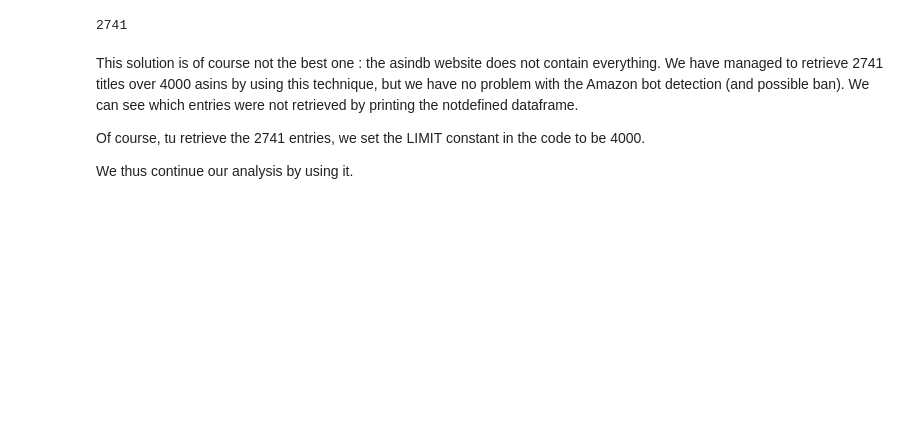
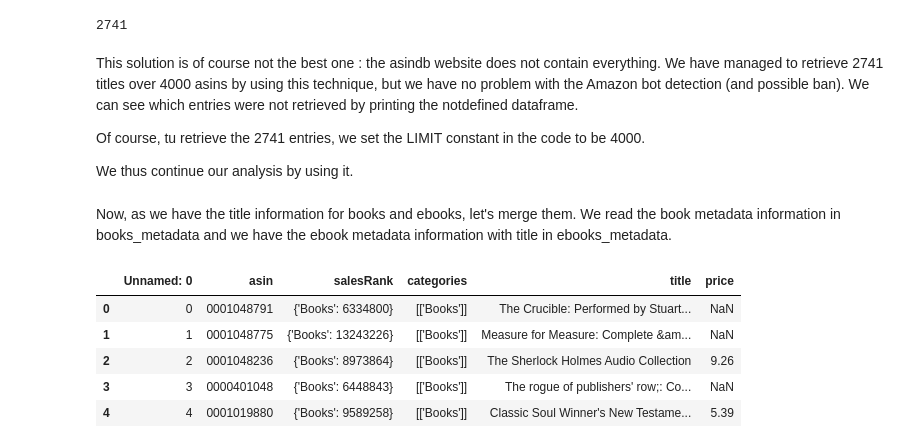
Before and after one commit to mj2905/ProjectMYP, a Jupyter notebook: project/Milestone 2.ipynb, the cells around one changed output. Cells and saved outputs as stored; diff of their text form; code cells hidden in the pictures; blank space fills up the shorter version.

```diff
--- a/project/Milestone 2.ipynb
+++ b/project/Milestone 2.ipynb
@@ -344,3 +332,15 @@ This solution is of course not the best one : the asindb website does not contai
 Of course, tu retrieve the 2741 entries, we set the LIMIT constant in the code to be 4000.
 
 We thus continue our analysis by using it.
+# %% [markdown]
+Now, as we have the title information for books and ebooks, let's merge them. We read the book metadata information in books_metadata and we have the ebook metadata information with title in ebooks_metadata.
+# %%
+books_metadata = pd.read_csv(books_metadata_path)
+books_metadata.head()
+# %% [output]
+|  | Unnamed: 0 | asin | salesRank | categories | title | price |
+| 0 | 0 | 0001048791 | {'Books': 6334800} | [['Books']] | The Crucible: Performed by Stuart... | NaN |
+| 1 | 1 | 0001048775 | {'Books': 13243226} | [['Books']] | Measure for Measure: Complete &am... | NaN |
+| 2 | 2 | 0001048236 | {'Books': 8973864} | [['Books']] | The Sherlock Holmes Audio Collection | 9.26 |
+| 3 | 3 | 0000401048 | {'Books': 6448843} | [['Books']] | The rogue of publishers' row;: Co... | NaN |
+| 4 | 4 | 0001019880 | {'Books': 9589258} | [['Books']] | Classic Soul Winner's New Testame... | 5.39 |
```
Also changed, not shown: parts of 23 cells of this notebook.
